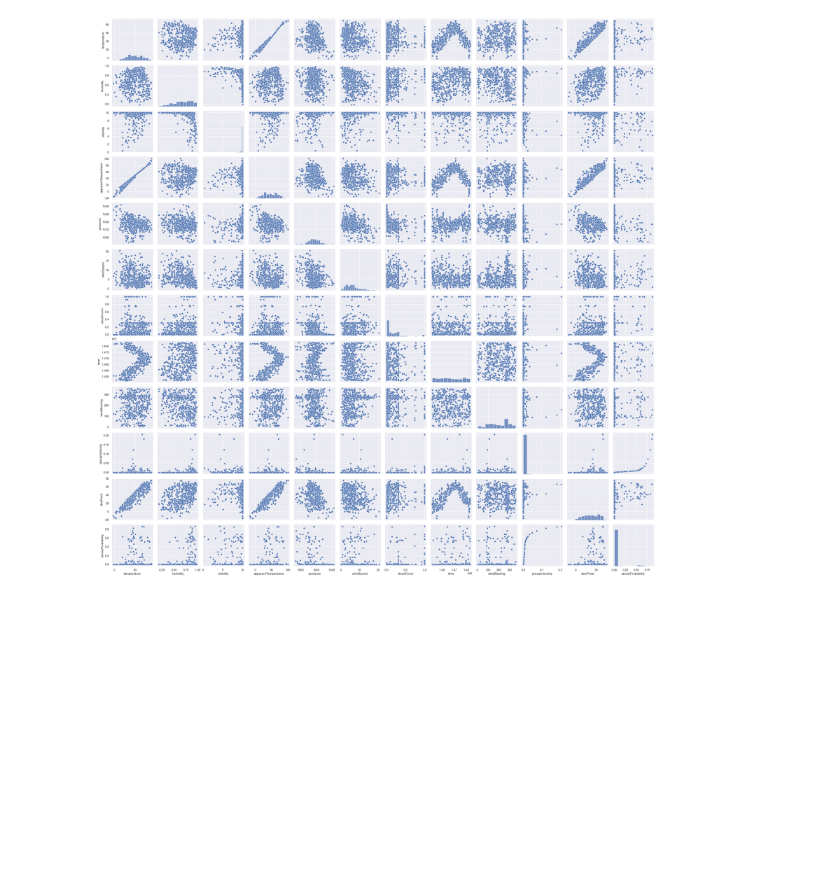
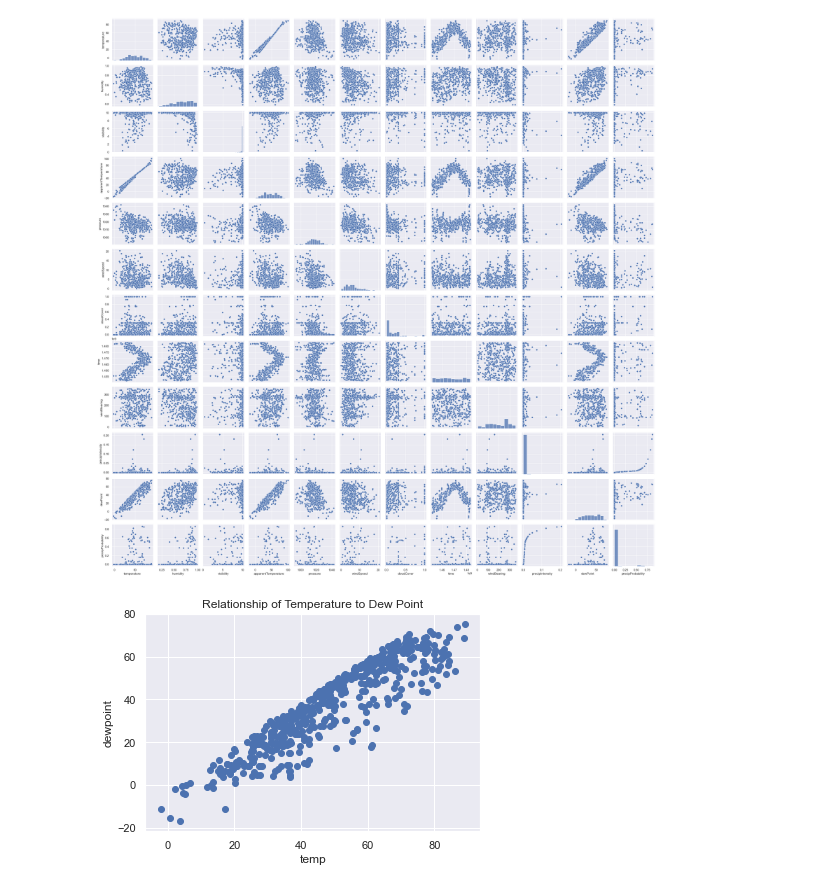
Before and after one commit to markp-rankin/Energy-Hacking, a Jupyter notebook: Decarbonization-Data-4-EDA.ipynb, the cells around one changed output. Cells and saved outputs as stored; diff of their text form; code cells hidden in the pictures; blank space fills up the shorter version.

Commit message:
Plotting exercises

```diff
--- a/Decarbonization-Data-4-EDA.ipynb
+++ b/Decarbonization-Data-4-EDA.ipynb
@@ -126,3 +140,13 @@ sns.pairplot(df2_weather)
 # %% [output]
 <seaborn.axisgrid.PairGrid at 0x...>
 [figure]
+# %%
+#create scatter plot
+plt.scatter(df2_weather.temperature, df2_weather.dewPoint)
+plt.xlabel("temp")
+plt.ylabel("dewpoint")
+plt.title("Relationship of Temperature to Dew Point")
+
+plt.show()
+# %% [output]
+[figure, added]
```
Also changed, not shown: parts of 11 cells of this notebook.
